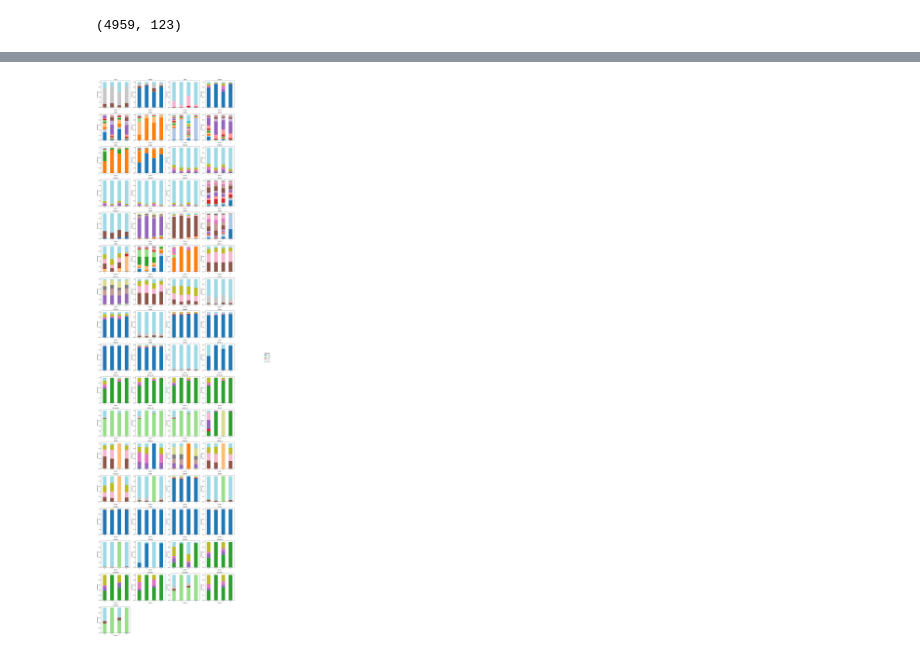
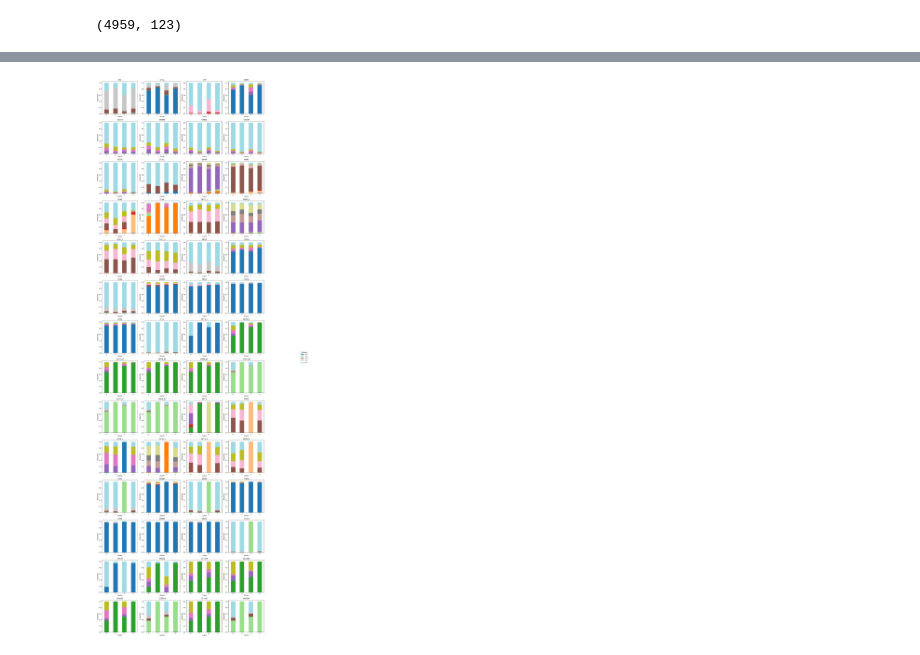
Before and after one commit to samroska/milestone-2-siads-696, a Jupyter notebook: data-explore.ipynb, the cells around one changed output, grey strips where cells are left out. Drawn from its saved outputs; the diff is of its cells as text; code cells hidden in the pictures.

```diff
--- a/data-explore.ipynb
+++ b/data-explore.ipynb
@@ -77,7 +77,7 @@ cluster_df.shape
 # %% [output]
 (4959, 123)
 # %%
-feature = 'CH46'
+feature = 'CH45'
 crosstab = pd.crosstab(cluster_df['cluster'], cluster_df[feature], normalize='index')
 
 crosstab.plot(kind='bar', stacked=True, colormap='tab20')
@@ -92,29 +92,30 @@ plt.show()
 # %%
-
-c_list = childhood()
+childhood_num_columns = ["CH13","CH14","CH16","CH21","CH22","CH24","CH38","CH43","CH45"]
+childhood_columns = childhood()
+c_list = [ i for i in childhood_columns if i not in childhood_num_columns]
 
 n_features = len(c_list)
 n_cols = 4
 n_rows = int(np.ceil(n_features / n_cols))
 
 fig, axes = plt.subplots(n_rows, n_cols, figsize=(5 * n_cols, 4 * n_rows))
 axes = axes.flatten()
 
 for i, feature in enumerate(c_list):
     ax = axes[i]
     crosstab = pd.crosstab(cluster_df['cluster'], cluster_df[feature], normalize='index')
     crosstab.plot(kind='bar', stacked=True, colormap='tab20', ax=ax, legend=False)
     ax.set_title(f"{feature}")
     ax.set_ylabel("Proportion")
     ax.set_xlabel("Cluster")
 
 for j in range(len(c_list), len(axes)):
     fig.delaxes(axes[j])
 
 handles, labels = ax.get_legend_handles_labels()
 fig.legend(handles, labels, title="Category", bbox_to_anchor=(1.02, 0.5), loc="center left")
 fig.tight_layout(rect=[0, 0, 0.85, 1])
 
 plt.show()
 # %% [output]
-[figure, old version]
+[figure, new version]
```
Also changed, not shown: parts of 2 cells of this notebook.
